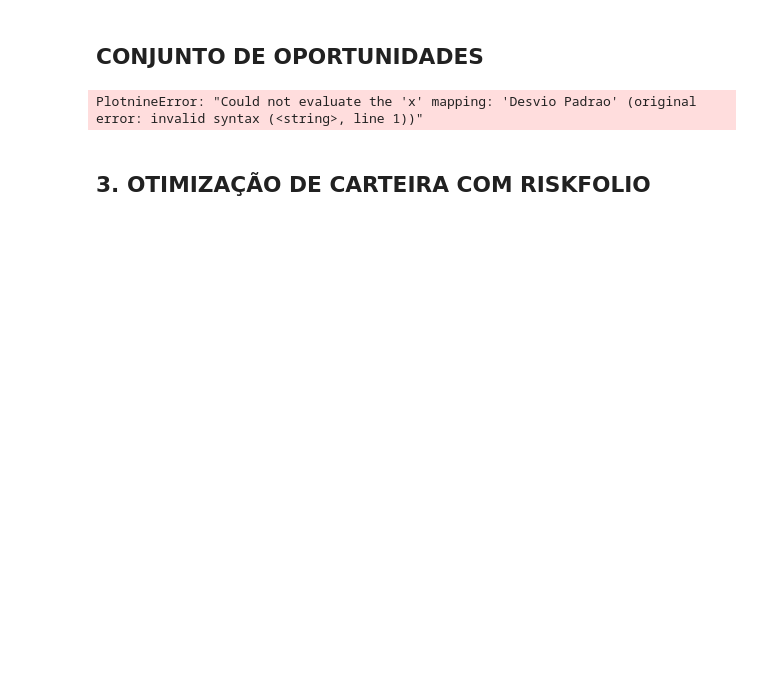
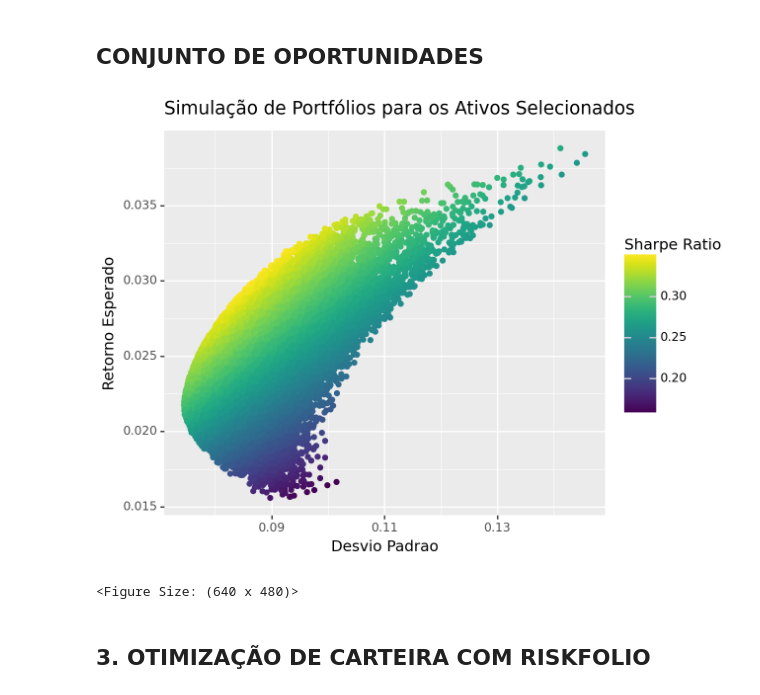
Before and after one commit to furlancad/PythonFinancas, a Jupyter notebook: Seleção_de_Carteira_e_Teoria_de_Markowitz.ipynb, the cells around one changed output. Saved outputs shown, nothing was run; the diff lists cells and outputs as text; code cells hidden in the pictures; blank space fills up the shorter version.

```diff
--- a/Seleção_de_Carteira_e_Teoria_de_Markowitz.ipynb
+++ b/Seleção_de_Carteira_e_Teoria_de_Markowitz.ipynb
@@ -62,37 +67,38 @@ results = np.zeros((3,num_portfolios))
 # cria o for loop para as simulações
 for i in range(num_portfolios):
   # seleciona pesos aleatórios para os portfólios
-  weights = np.random.random(4)
+  weights = np.random.random(len(assets))
 
   # verifica se os portfólios somam 1
   weights /= np.sum(weights)
 
   # calcula os retornos esperado do portfólio
   portfolio_return = np.sum(mu * weights)
   # calcula a volatilidade
   portfolio_std_dev = np.sqrt(weights.T @ cov_matrix @ weights)
 
   # armazena os valores no array
   results[0,i] = portfolio_return
   results[1,i] = portfolio_std_dev
 
   # Calcula o Sharpe Ratio (retorno / volatilidade) - sem ta>
   results[2,i] = results[0,i] / results[1,i]
 
 # Converte o resultado para um df
-results_frame = pd.DataFrame(results.T, columns = ['Retorno Esperado', 'Volatilidade', 'Sharpe Ratio'])
+results_frame = pd.DataFrame(results.T, columns = ['Retorno Esperado', 'Desvio Padrao', 'Sharpe Ratio'])
 
 
 # Cria o gráfico de dispersão com barra para o Sharpe
 (ggplot(results_frame, aes(x = 'Desvio Padrao', y = 'Retorno Esperado', color = 'Sharpe Ratio'))
 + geom_point()
 + labs(title = "Simulação de Portfólios para os Ativos Selecionados")
 
 )
 
 #----------------------------------------------------------------------------------------------#
 # %% [output]
+[figure, added]
-PlotnineError: "Could not evaluate the 'x' mapping: 'Desvio Padrao' (original error: invalid syntax (<string>, line 1))"
+<Figure Size: (640 x 480)>
 # %% [markdown]
 ## 3. OTIMIZAÇÃO DE CARTEIRA COM **RISKFOLIO**
 # %%
```
Also changed, not shown: parts of 1 cell of this notebook.
